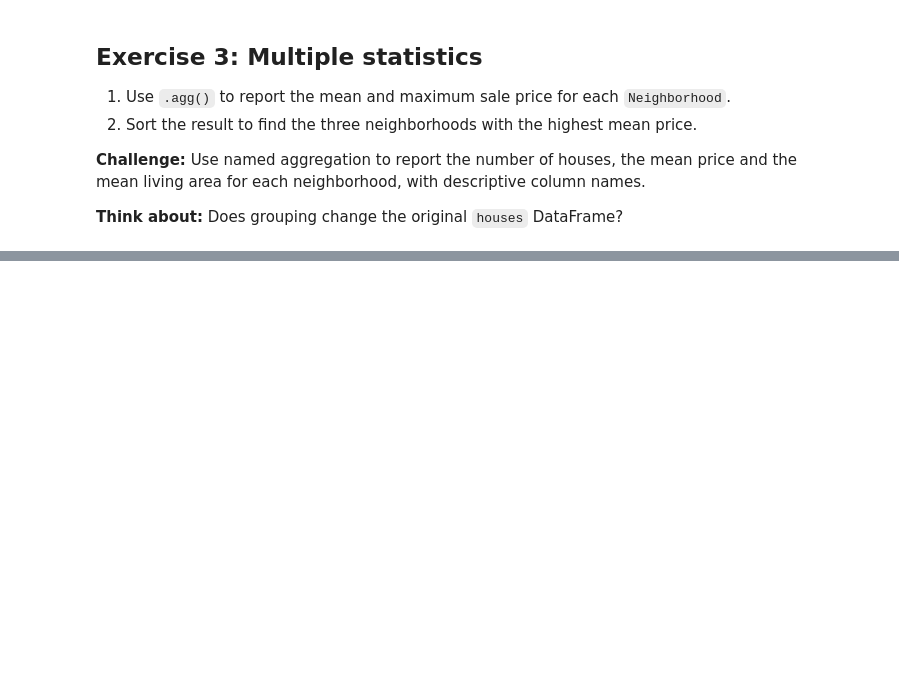
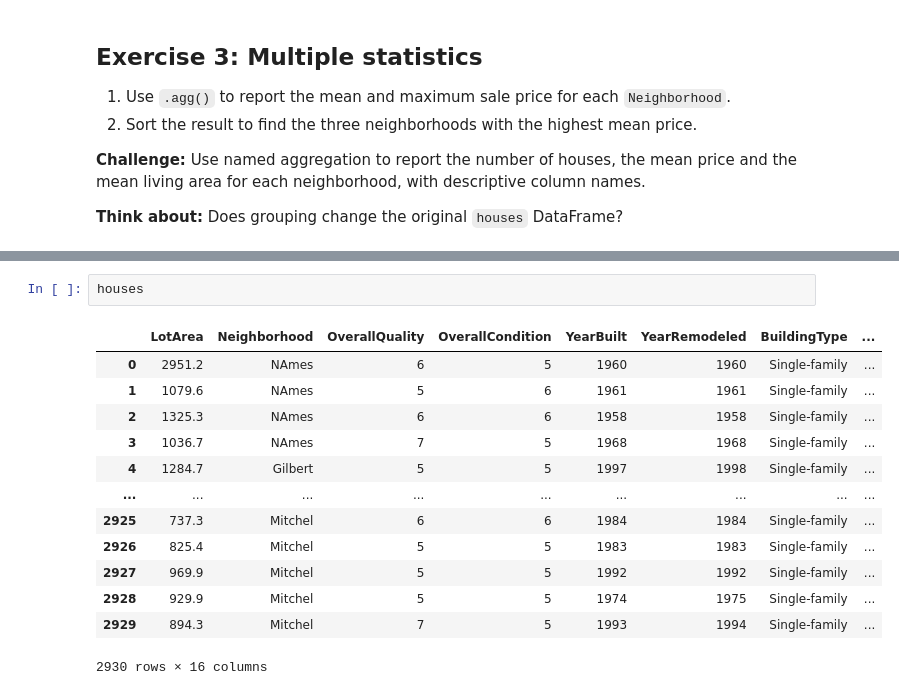
Before and after one commit to falkfrydenlund-creator/TECH2-H26, a Jupyter notebook: workshops/Practice workshops/Week10_grouping.ipynb, the cells around one changed output, grey strips where cells are left out. Saved outputs shown, nothing was run; the diff lists cells and outputs as text; blank space fills up the shorter version.

```diff
--- a/workshops/Practice workshops/Week10_grouping.ipynb
+++ b/workshops/Practice workshops/Week10_grouping.ipynb
@@ -142,0 +150,16 @@ Name: SalePrice, dtype: float64
+# %%
+houses
+# %% [output]
+|  | LotArea | Neighborhood | OverallQuality | OverallCondition | YearBuilt | YearRemodeled | BuildingType | ... |
+| 0 | 2951.2 | NAmes | 6 | 5 | 1960 | 1960 | Single-family | ... |
+| 1 | 1079.6 | NAmes | 5 | 6 | 1961 | 1961 | Single-family | ... |
+| 2 | 1325.3 | NAmes | 6 | 6 | 1958 | 1958 | Single-family | ... |
+| 3 | 1036.7 | NAmes | 7 | 5 | 1968 | 1968 | Single-family | ... |
+| 4 | 1284.7 | Gilbert | 5 | 5 | 1997 | 1998 | Single-family | ... |
+| ... | ... | ... | ... | ... | ... | ... | ... | ... |
+| 2925 | 737.3 | Mitchel | 6 | 6 | 1984 | 1984 | Single-family | ... |
+| 2926 | 825.4 | Mitchel | 5 | 5 | 1983 | 1983 | Single-family | ... |
+| 2927 | 969.9 | Mitchel | 5 | 5 | 1992 | 1992 | Single-family | ... |
+| 2928 | 929.9 | Mitchel | 5 | 5 | 1974 | 1975 | Single-family | ... |
+| 2929 | 894.3 | Mitchel | 7 | 5 | 1993 | 1994 | Single-family | ... |
+2930 rows × 16 columns
```
Also changed, not shown: parts of 7 cells of this notebook, 1 other file.
